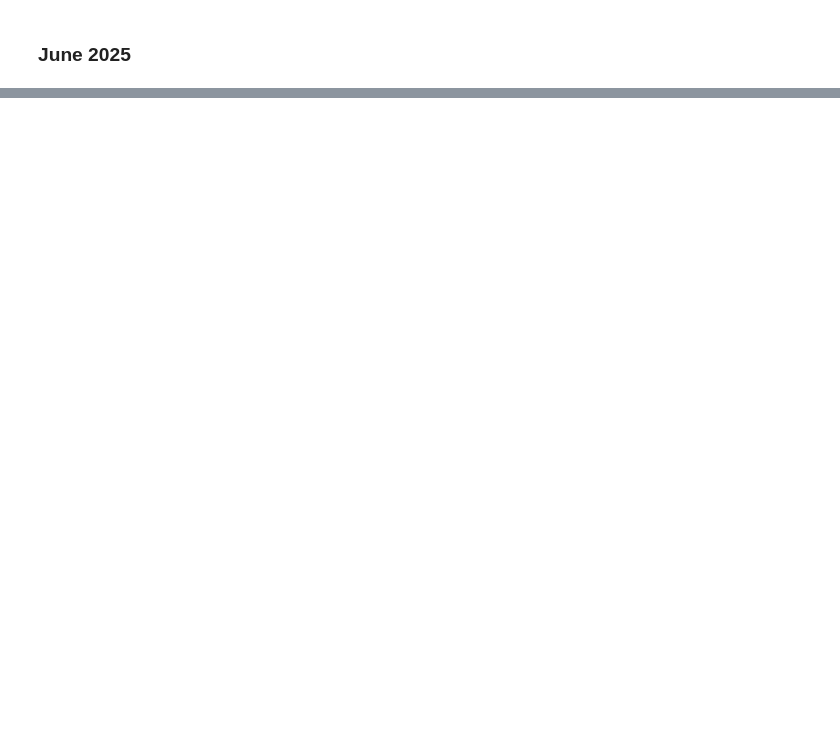
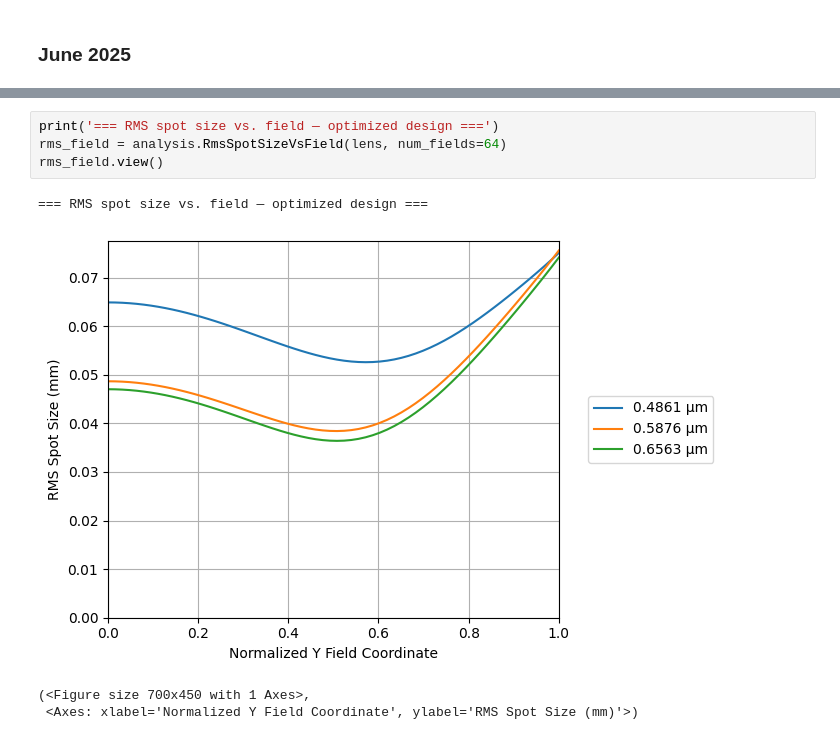
Before and after one commit to optiland/optiland, a Jupyter notebook: docs/examples/Tutorial_3g_Cooke_Triplet_Case_Study.ipynb, the cells around one changed output, grey strips where cells are left out. Drawn from its saved outputs; the diff is of its cells as text; blank space fills up the shorter version.

```diff
--- a/docs/examples/Tutorial_3g_Cooke_Triplet_Case_Study.ipynb
+++ b/docs/examples/Tutorial_3g_Cooke_Triplet_Case_Study.ipynb
@@ -235,0 +565,9 @@ Next steps to explore:
+# %%
+print('=== RMS spot size vs. field — optimized design ===')
+rms_field = analysis.RmsSpotSizeVsField(lens, num_fields=64)
+rms_field.view()
+# %% [output]
+=== RMS spot size vs. field — optimized design ===
+[figure, added]
+(<Figure size 700x450 with 1 Axes>,
+ <Axes: xlabel='Normalized Y Field Coordinate', ylabel='RMS Spot Size (mm)'>)
```
Also changed, not shown: parts of 57 cells of this notebook, 29 other files.
